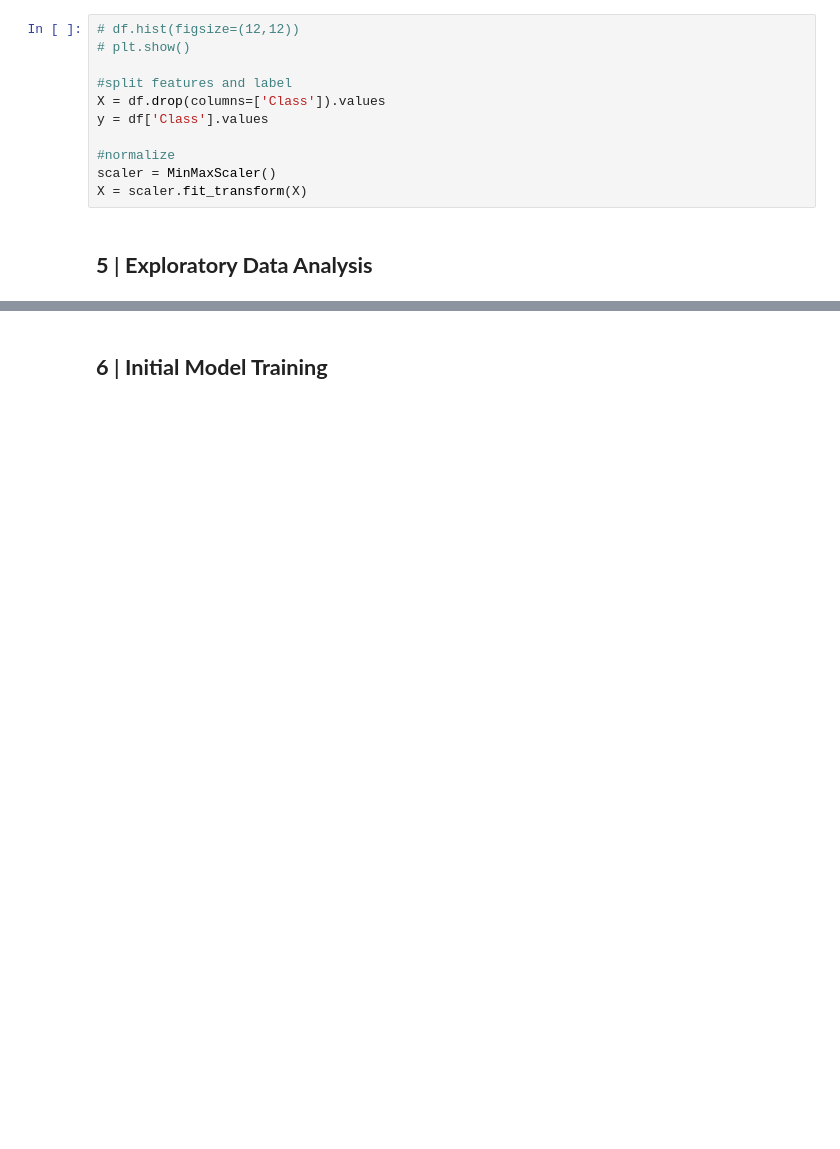
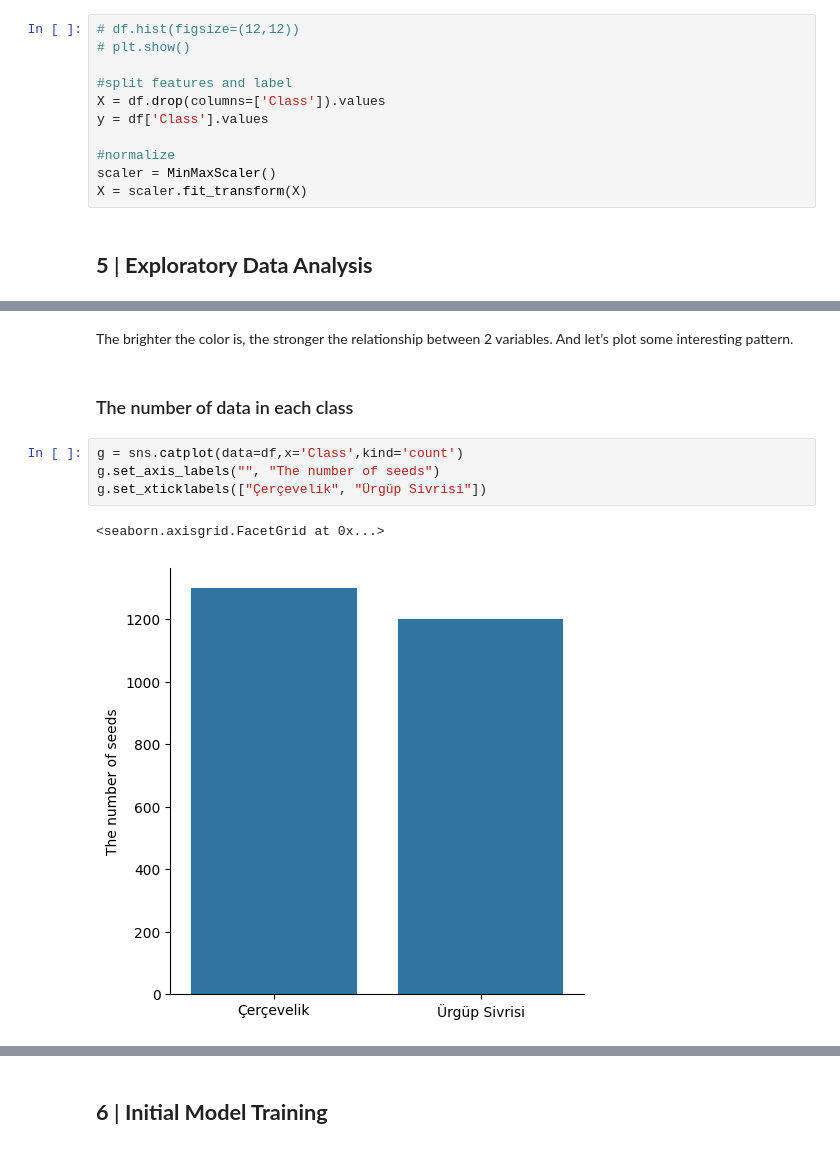
Before and after one commit to stinson122/stintsy_pumpkin, a Jupyter notebook: STINTSY_MLProject_PumpkinSeeds.ipynb, the cells around one changed output, grey strips where cells are left out. Drawn from its saved outputs; the diff is of its cells as text; blank space fills up the shorter version.

```diff
--- a/STINTSY_MLProject_PumpkinSeeds.ipynb
+++ b/STINTSY_MLProject_PumpkinSeeds.ipynb
@@ -146,0 +179,11 @@ X = scaler.fit_transform(X)
+# %% [markdown]
+The brighter the color is, the stronger the relationship between 2 variables. And let’s plot some interesting pattern.
+# %% [markdown]
+### The number of data in each class
+# %%
+g = sns.catplot(data=df,x='Class',kind='count')
+g.set_axis_labels("", "The number of seeds")
+g.set_xticklabels(["Çerçevelik", "Ürgüp Sivrisi"])
+# %% [output]
+<seaborn.axisgrid.FacetGrid at 0x...>
+[figure, added]
```
Also changed, not shown: parts of 16 cells of this notebook.
